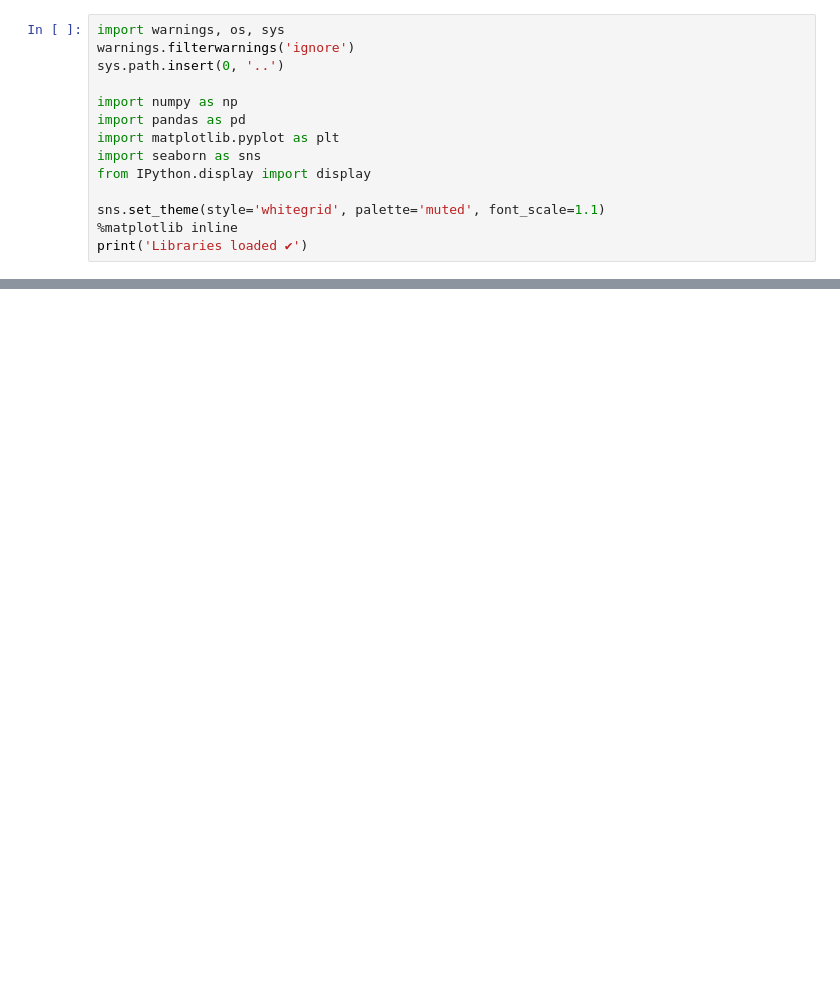
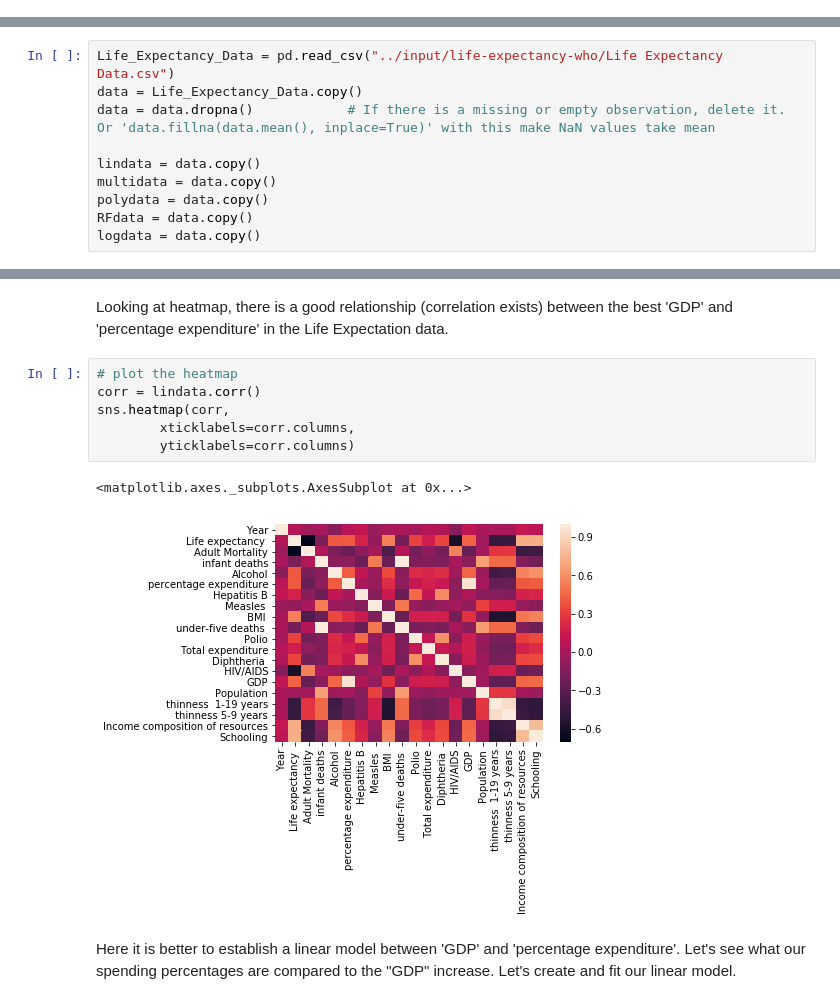
Before and after one commit to SHARUKH-KHAN-77/life-expectancy-eda, a Jupyter notebook: life_expectancy_eda/notebooks/eda_analysis.ipynb, the cells around one changed output, grey strips where cells are left out. Drawn from its saved outputs; the diff is of its cells as text; blank space fills up the shorter version.

Commit message:
data: replace synthetic data with real WHO dataset

```diff
--- a/life_expectancy_eda/notebooks/eda_analysis.ipynb
+++ b/life_expectancy_eda/notebooks/eda_analysis.ipynb
@@ -14,14 +0,0 @@
-# %%
-import warnings, os, sys
-warnings.filterwarnings('ignore')
-sys.path.insert(0, '..')
-
-import numpy as np
-import pandas as pd
-import matplotlib.pyplot as plt
-import seaborn as sns
-from IPython.display import display
-
-sns.set_theme(style='whitegrid', palette='muted', font_scale=1.1)
-%matplotlib inline
-print('Libraries loaded ✔')
@@ -205,0 +71,10 @@ plt.show()
+# %%
+Life_Expectancy_Data = pd.read_csv("../input/life-expectancy-who/Life Expectancy Data.csv")
+data = Life_Expectancy_Data.copy()
+data = data.dropna()            # If there is a missing or empty observation, delete it. Or 'data.fillna(data.mean(), inplace=True)' with this make NaN values take mean
+
+lindata = data.copy()
+multidata = data.copy()
+polydata = data.copy()
+RFdata = data.copy()
+logdata = data.copy()
@@ -205,0 +133,13 @@ plt.show()
+# %% [markdown]
+Looking at heatmap, there is a good relationship (correlation exists) between the best 'GDP' and 'percentage expenditure' in the Life Expectation data.
+# %%
+# plot the heatmap
+corr = lindata.corr()
+sns.heatmap(corr,
+        xticklabels=corr.columns,
+        yticklabels=corr.columns)
+# %% [output]
+<matplotlib.axes._subplots.AxesSubplot at 0x...>
+[figure, added]
+# %% [markdown]
+Here it is better to establish a linear model between 'GDP' and 'percentage expenditure'. Let's see what our spending percentages are compared to the "GDP" increase. Let's create and fit our linear model.
```
Also changed, not shown: parts of 150 cells of this notebook, 1 other file.
